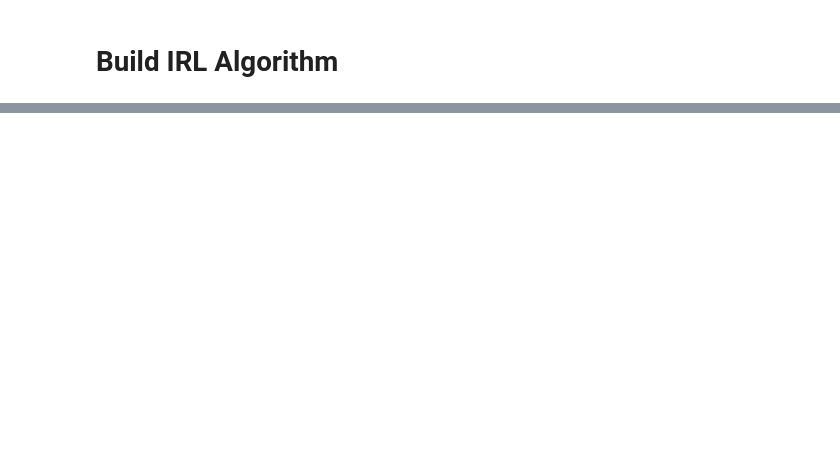
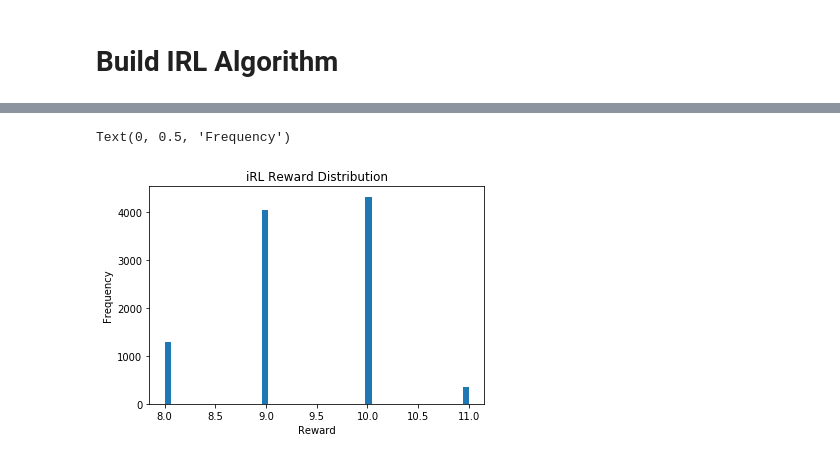
Before and after one commit to rhklite/apprenticeship_inverse_RL, a Jupyter notebook: irl_implementation.ipynb, the cells around one changed output, grey strips where cells are left out. Cells and saved outputs as stored; diff of their text form; code cells hidden in the pictures; blank space fills up the shorter version.

```diff
--- a/irl_implementation.ipynb
+++ b/irl_implementation.ipynb
@@ -346,0 +429,10 @@ FeatureExpectation:  [-0.08887306 -0.51629489  0.27202144  1.49763059]
+# %%
+untrainedPolicy=learnedQ[0]
+uReward=play_policy(bins,untrainedPolicy,N=10000,render=False)
+plt.hist(uReward,bins=50)
+plt.title("iRL Reward Distribution")
+plt.xlabel("Reward")
+plt.ylabel("Frequency")
+# %% [output]
+Text(0, 0.5, 'Frequency')
+[figure, added]
```
Also changed, not shown: parts of 20 cells of this notebook, 3 other files.
